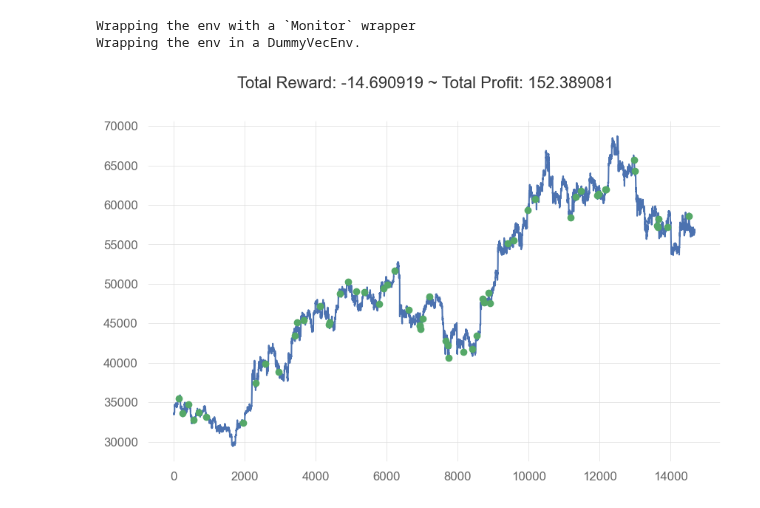
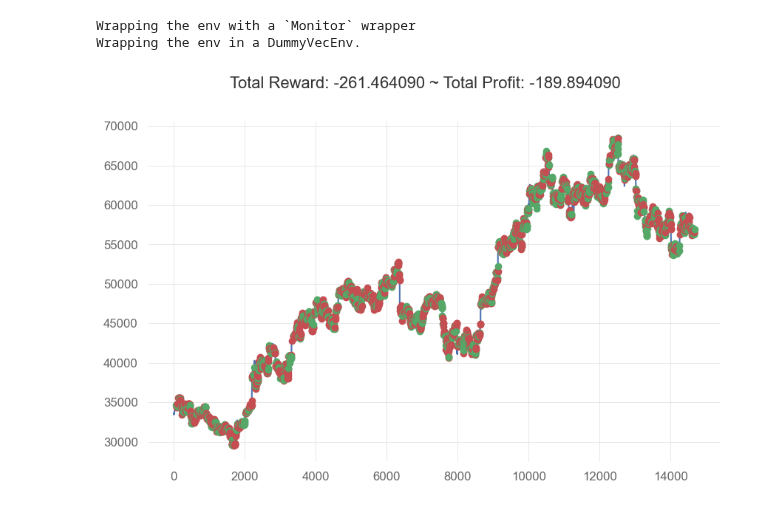
Before and after one commit to zizzs3228/trading, a Jupyter notebook: AIbot.ipynb, the cells around one changed output. Drawn from its saved outputs; the diff is of its cells as text; code cells hidden in the pictures.

```diff
--- a/AIbot.ipynb
+++ b/AIbot.ipynb
@@ -30,24 +32,40 @@ def add_signals(env):
     start = env.frame_bound[0] - env.window_size
     end = env.frame_bound[1]
     prices = env.df.loc[:,'Close'].to_numpy()[start:end]
-    signal_features = env.df.loc[:,['SMA200','SMA200_pct','SMA9','SMA9_pct','SMA12','SMA12_pct','RSX']].to_numpy()[start:end]
+    signal_features = env.df.loc[:,['SMA3','SMA6','SMA9','SMA12','SMA25','SMA50','SMA200','RSX']].to_numpy()[start:end]
     return prices, signal_features
 
 class MyCustomEnv(StocksEnv):
     _process_data = add_signals
 
 def SMA(df:pd.DataFrame) -> pd.DataFrame:
-    df['SMA200'] = df['Close'].rolling(window=200).mean()
+    df['SMA3'] = df['Close'].rolling(window=3).mean()
     # Calculate the percent change of the SMA
-    df['SMA200_pct'] = df['SMA200'].pct_change()
+    df['SMA3_pct'] = df['SMA3'].pct_change()*1000
+
+    df['SMA6'] = df['Close'].rolling(window=6).mean()
+    # Calculate the percent change of the SMA
+    df['SMA6_pct'] = df['SMA6'].pct_change()*1000
 
     df['SMA9'] = df['Close'].rolling(window=9).mean()
     # Calculate the percent change of the SMA
-    df['SMA9_pct'] = df['SMA9'].pct_change()
+    df['SMA9_pct'] = df['SMA9'].pct_change()*1000
 
     df['SMA12'] = df['Close'].rolling(window=12).mean()
     # Calculate the percent change of the SMA
-    df['SMA12_pct'] = df['SMA12'].pct_change()
+    df['SMA12_pct'] = df['SMA12'].pct_change()*1000
+
+    df['SMA25'] = df['Close'].rolling(window=25).mean()
+    # Calculate the percent change of the SMA
+    df['SMA25_pct'] = df['SMA25'].pct_change()*1000
+
+    df['SMA50'] = df['Close'].rolling(window=50).mean()
+    # Calculate the percent change of the SMA
+    df['SMA50_pct'] = df['SMA50'].pct_change()*1000
+
+    df['SMA200'] = df['Close'].rolling(window=200).mean()
+    # Calculate the percent change of the SMA
+    df['SMA200_pct'] = df['SMA200'].pct_change()*1000
 # %%
 # traindf = get_price_data_binance('BTCUSDT',1000,'1 Jul, 2021','30 Nov, 2022',interval = Client.KLINE_INTERVAL_15MINUTE)
 # testdf = get_price_data_binance('BTCUSDT',1000,'1 Dec, 2022','31 Dec, 2022',interval = Client.KLINE_INTERVAL_15MINUTE)
@@ -168,30 +188,30 @@ num_cpu = 1
 # %%
 env = MyCustomEnv(df=traindf, frame_bound=(start_index+202,end_index), window_size=window_size)
 
 profit = []
 results = []
-model = PPO.load('models\\test166\\510000.zip',env=env)
+model = PPO.load('models\\test176\\310000.zip',env=env)
 
 obs = env.reset()
 
 while True:
     action, state = model.predict(obs)
     obs, reward, done, info = env.step(action)
     results.append(info['total_profit'])
     # rewards.append(reward)
     if done:
         break
     # profit.append(info['total_profit'])
 # print(info['total_profit'])
 plt.cla()
 env.render_all()
 plt.show()
 # plt.scatter(range(len(rewards)), rewards)
 # plt.show()
 # %% [output]
 Wrapping the env with a `Monitor` wrapper
 Wrapping the env in a DummyVecEnv.
-[figure, old version]
+[figure, new version]
 # %%
 # results = pd.DataFrame(results)
 # qs.extend_pandas()
```
Also changed, not shown: parts of 3 cells of this notebook, 2 other files.
